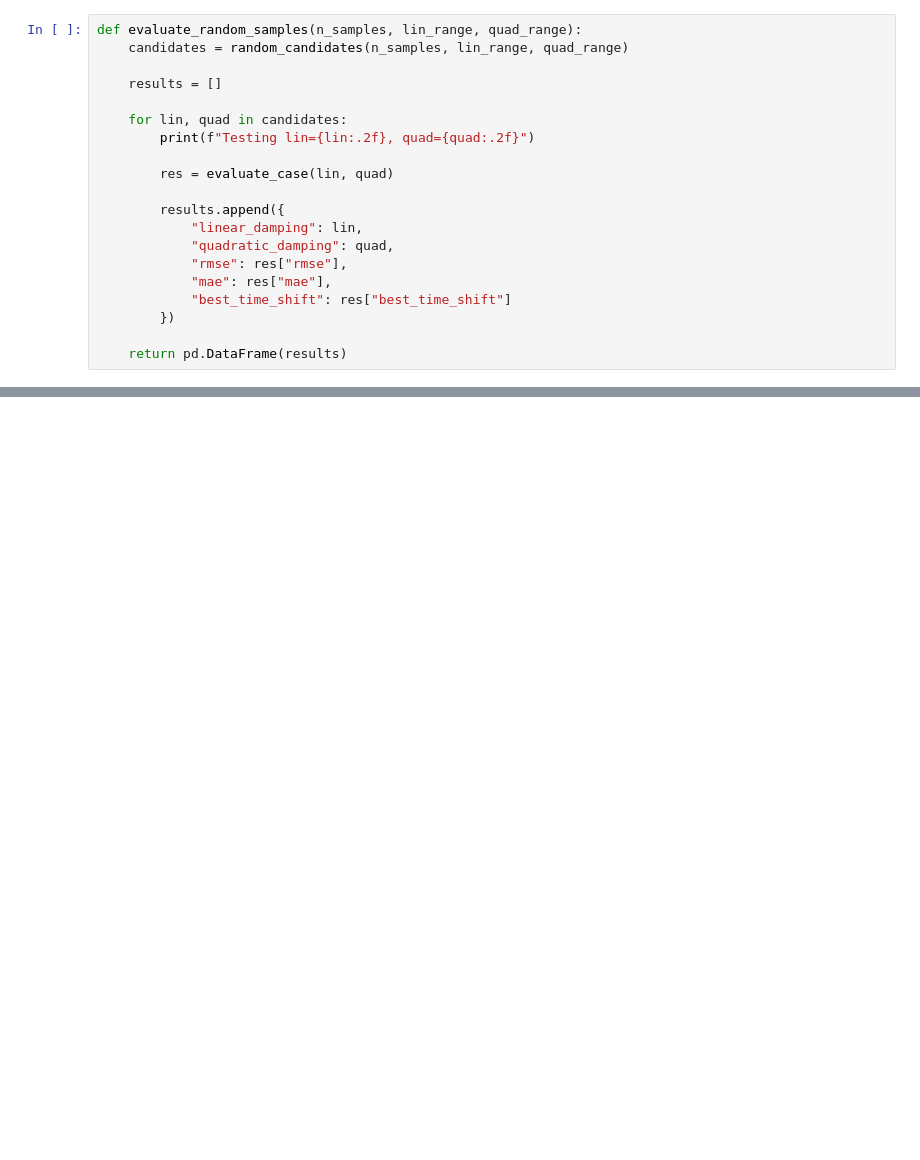
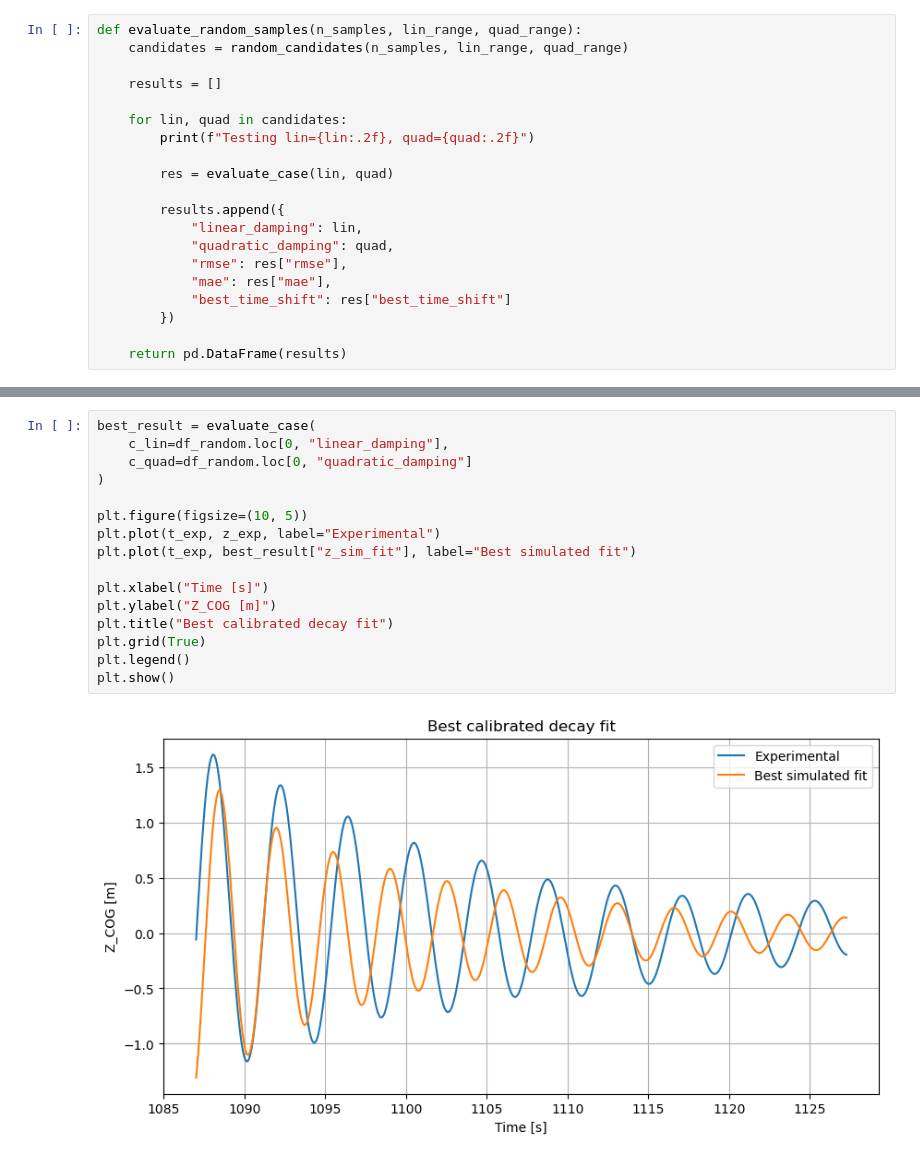
Before and after one commit to veravanspronsen/PHASE2_V2, a Jupyter notebook: OF x decay loop random.ipynb, the cells around one changed output, grey strips where cells are left out. Saved outputs shown, nothing was run; the diff lists cells and outputs as text; blank space fills up the shorter version.

```diff
--- a/OF x decay loop random.ipynb
+++ b/OF x decay loop random.ipynb
@@ -313,0 +320,18 @@ df_random.head(10)
+# %%
+best_result = evaluate_case(
+    c_lin=df_random.loc[0, "linear_damping"],
+    c_quad=df_random.loc[0, "quadratic_damping"]
+)
+
+plt.figure(figsize=(10, 5))
+plt.plot(t_exp, z_exp, label="Experimental")
+plt.plot(t_exp, best_result["z_sim_fit"], label="Best simulated fit")
+
+plt.xlabel("Time [s]")
+plt.ylabel("Z_COG [m]")
+plt.title("Best calibrated decay fit")
+plt.grid(True)
+plt.legend()
+plt.show()
+# %% [output]
+[figure, added]
```
Also changed, not shown: parts of 5 cells of this notebook, 2 other files.
